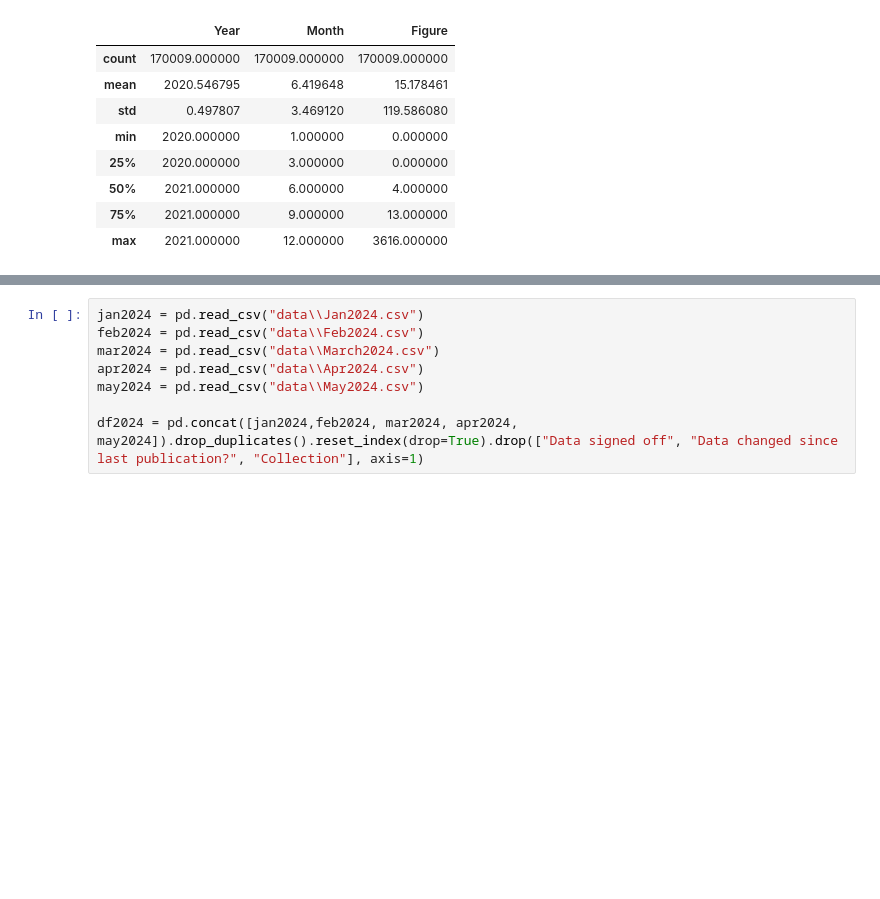
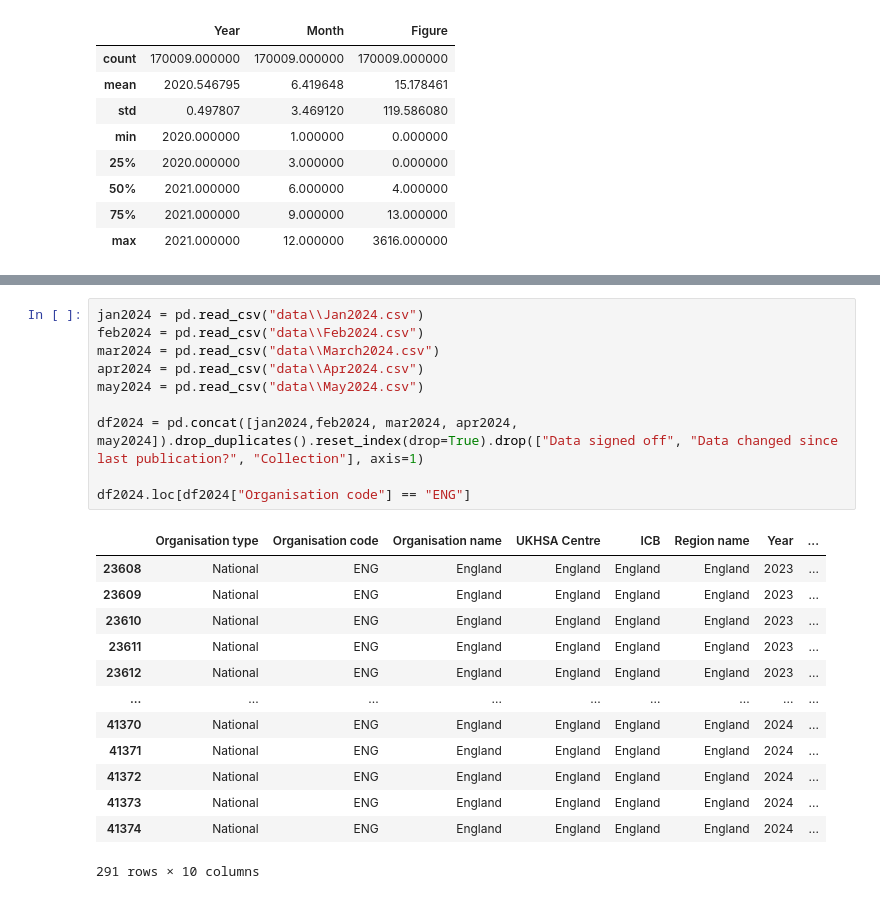
Before and after one commit to choppystick/UK-E.Coli-Analysis, a Jupyter notebook: data_cleaning.ipynb, the cells around one changed output, grey strips where cells are left out. Drawn from its saved outputs; the diff is of its cells as text; blank space fills up the shorter version.

```diff
--- a/data_cleaning.ipynb
+++ b/data_cleaning.ipynb
@@ -227,9 +214,25 @@ df2023.head()
 # %%
 jan2024 = pd.read_csv("data\\Jan2024.csv")
 feb2024 = pd.read_csv("data\\Feb2024.csv")
 mar2024 = pd.read_csv("data\\March2024.csv")
 apr2024 = pd.read_csv("data\\Apr2024.csv")
 may2024 = pd.read_csv("data\\May2024.csv")
 
 df2024 = pd.concat([jan2024,feb2024, mar2024, apr2024, may2024]).drop_duplicates().reset_index(drop=True).drop(["Data signed off", "Data changed since last publication?", "Collection"], axis=1)
+
+df2024.loc[df2024["Organisation code"] == "ENG"]
+# %% [output]
+|  | Organisation type | Organisation code | Organisation name | UKHSA Centre | ICB | Region name | Year | ... |
+| 23608 | National | ENG | England | England | England | England | 2023 | ... |
+| 23609 | National | ENG | England | England | England | England | 2023 | ... |
+| 23610 | National | ENG | England | England | England | England | 2023 | ... |
+| 23611 | National | ENG | England | England | England | England | 2023 | ... |
+| 23612 | National | ENG | England | England | England | England | 2023 | ... |
+| ... | ... | ... | ... | ... | ... | ... | ... | ... |
+| 41370 | National | ENG | England | England | England | England | 2024 | ... |
+| 41371 | National | ENG | England | England | England | England | 2024 | ... |
+| 41372 | National | ENG | England | England | England | England | 2024 | ... |
+| 41373 | National | ENG | England | England | England | England | 2024 | ... |
+| 41374 | National | ENG | England | England | England | England | 2024 | ... |
+291 rows × 10 columns
 # %%
```
Also changed, not shown: parts of 5 cells of this notebook, 3 other files.
